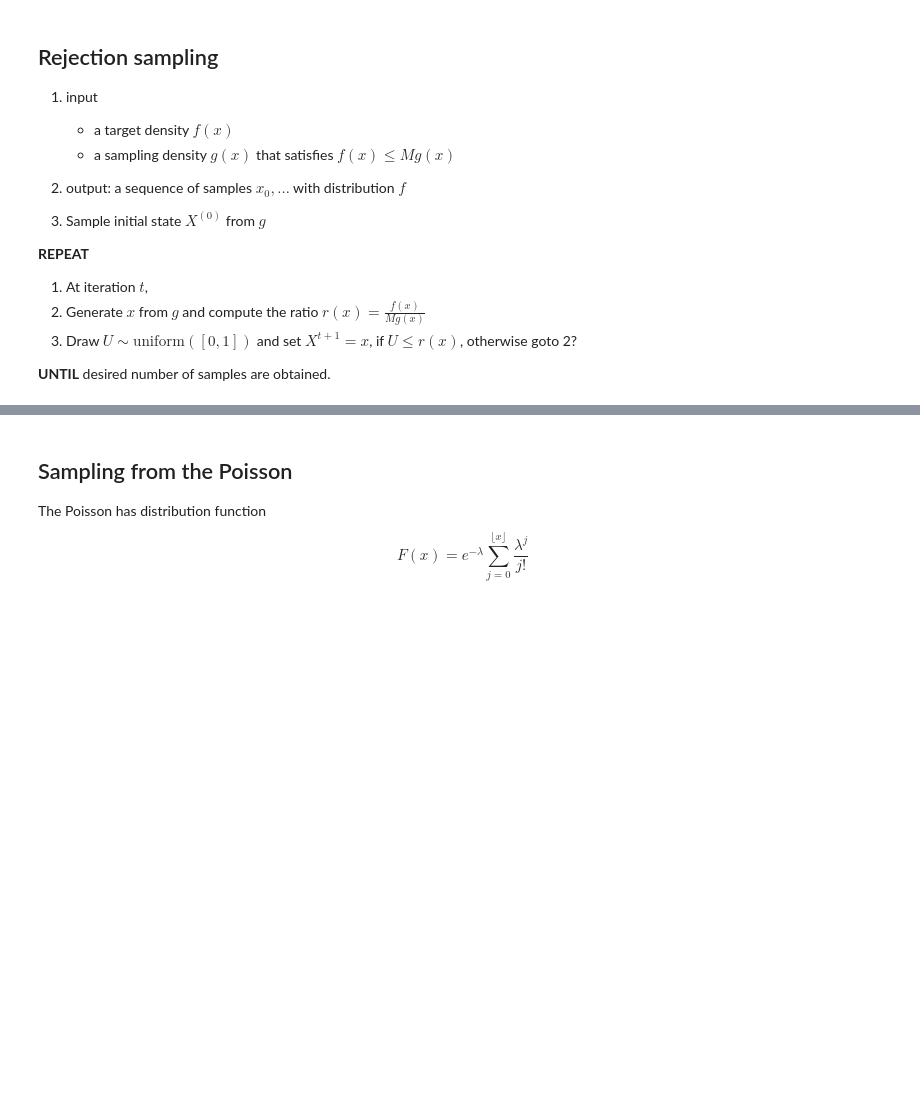
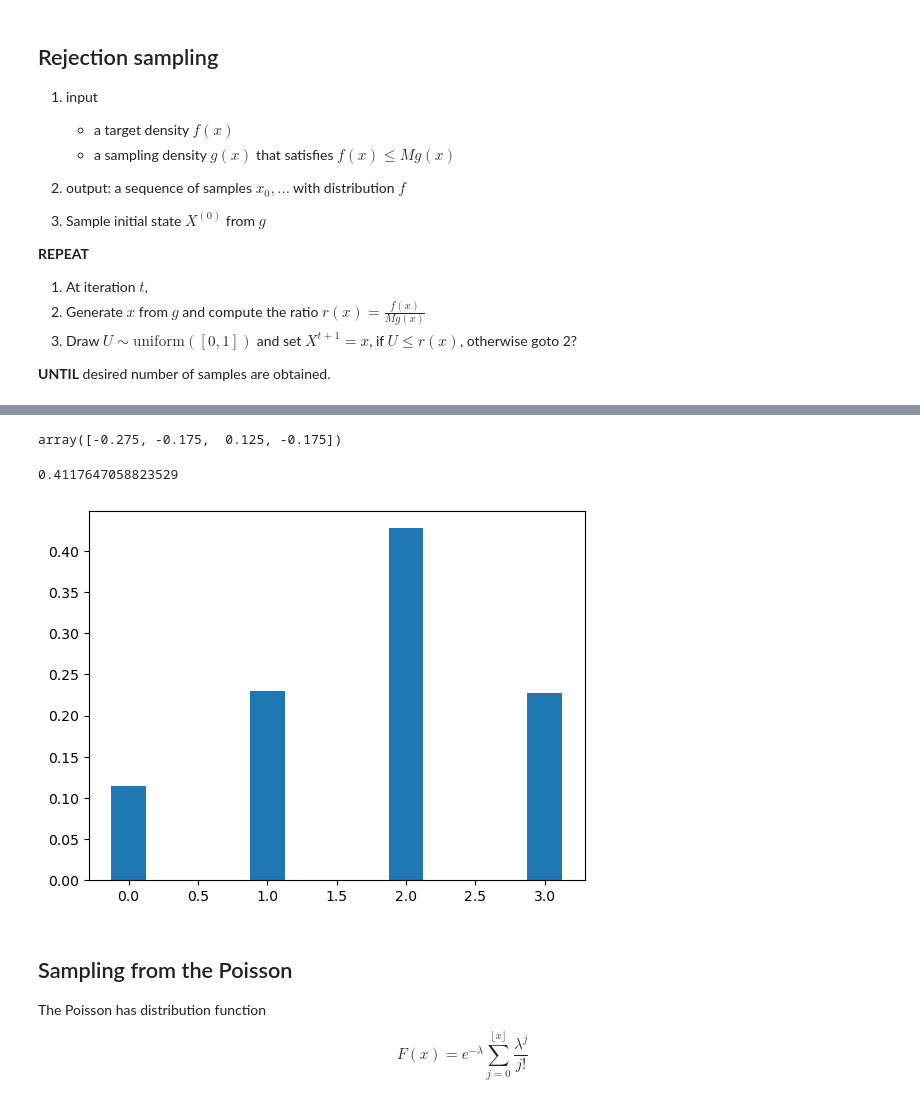
Before and after one commit to datascience-intro/1MS041-2023, a Jupyter notebook: notebooks/08-ProbSS5.ipynb, the cells around one changed output, grey strips where cells are left out. Saved outputs shown, nothing was run; the diff lists cells and outputs as text; code cells hidden in the pictures; blank space fills up the shorter version.

```diff
--- a/notebooks/08-ProbSS5.ipynb
+++ b/notebooks/08-ProbSS5.ipynb
@@ -216,3 +247,31 @@ _=plt.hist2d(samp_arr[:,0],samp_arr[:,1])
+# %%
+f = np.array([0.1,0.2,0.5,0.2])
+g = np.array([1/4,1/4,1/4,1/4])
+M = 2
+f-M*g
+# %% [output]
+array([-0.275, -0.175,  0.125, -0.175])
+# %%
+samples = []
+
+r = f/(M*g)
+rejections = 0
+while (len(samples) < 10000):
+    x = randint(3)
+    r[x]
+    U = random()
+    if (U <= r[x]):
+        samples.append(x)
+    else:
+        rejections+=1
+# %%
+rejections/(10000+rejections)
+# %% [output]
+0.4117647058823529
+# %%
+discrete_histogram(samples,normed=True)
+# %% [output]
+[figure, added]
 # %% [markdown]
 ## Sampling from the Poisson
 
```
Also changed, not shown: parts of 22 cells of this notebook, 8 other files.
